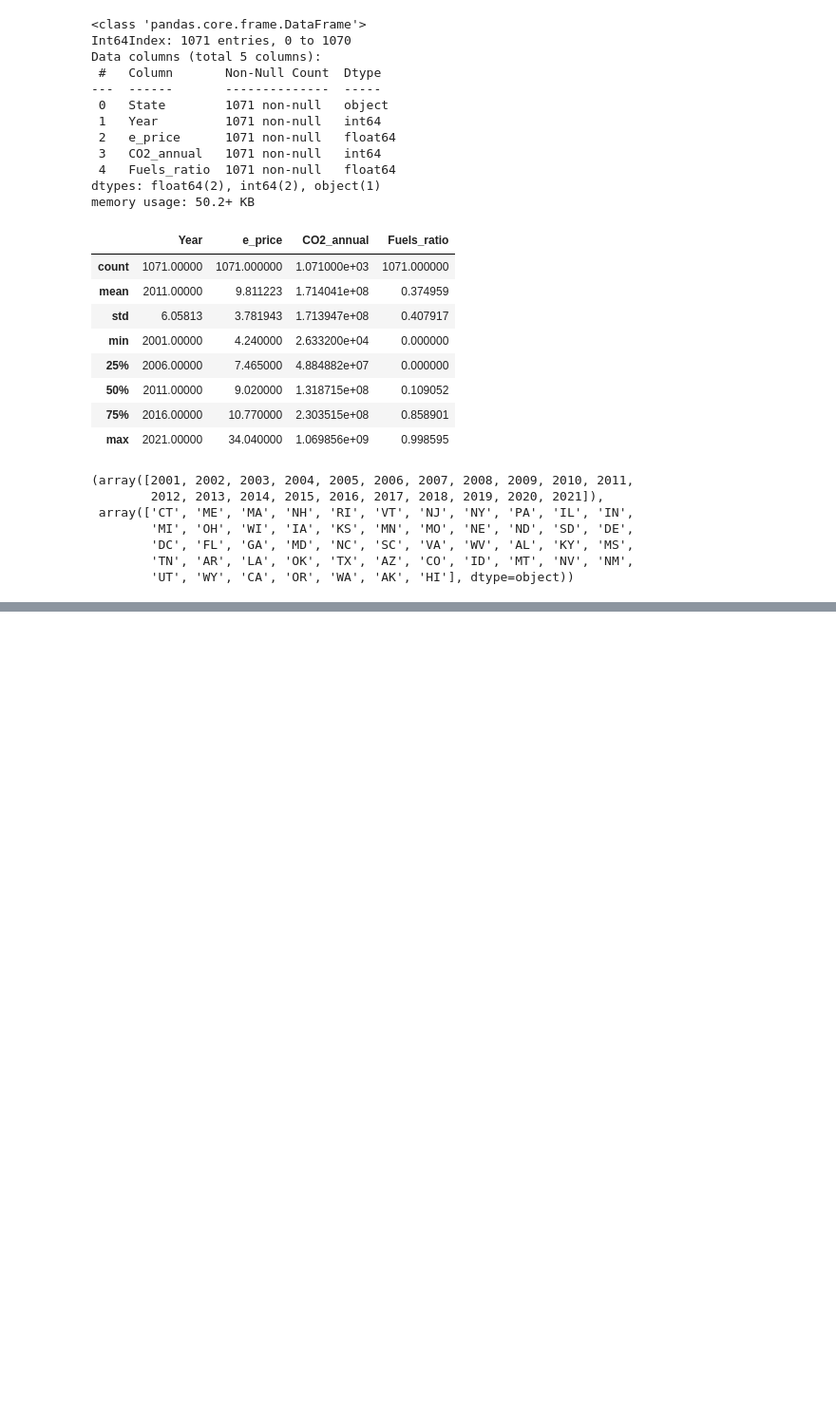
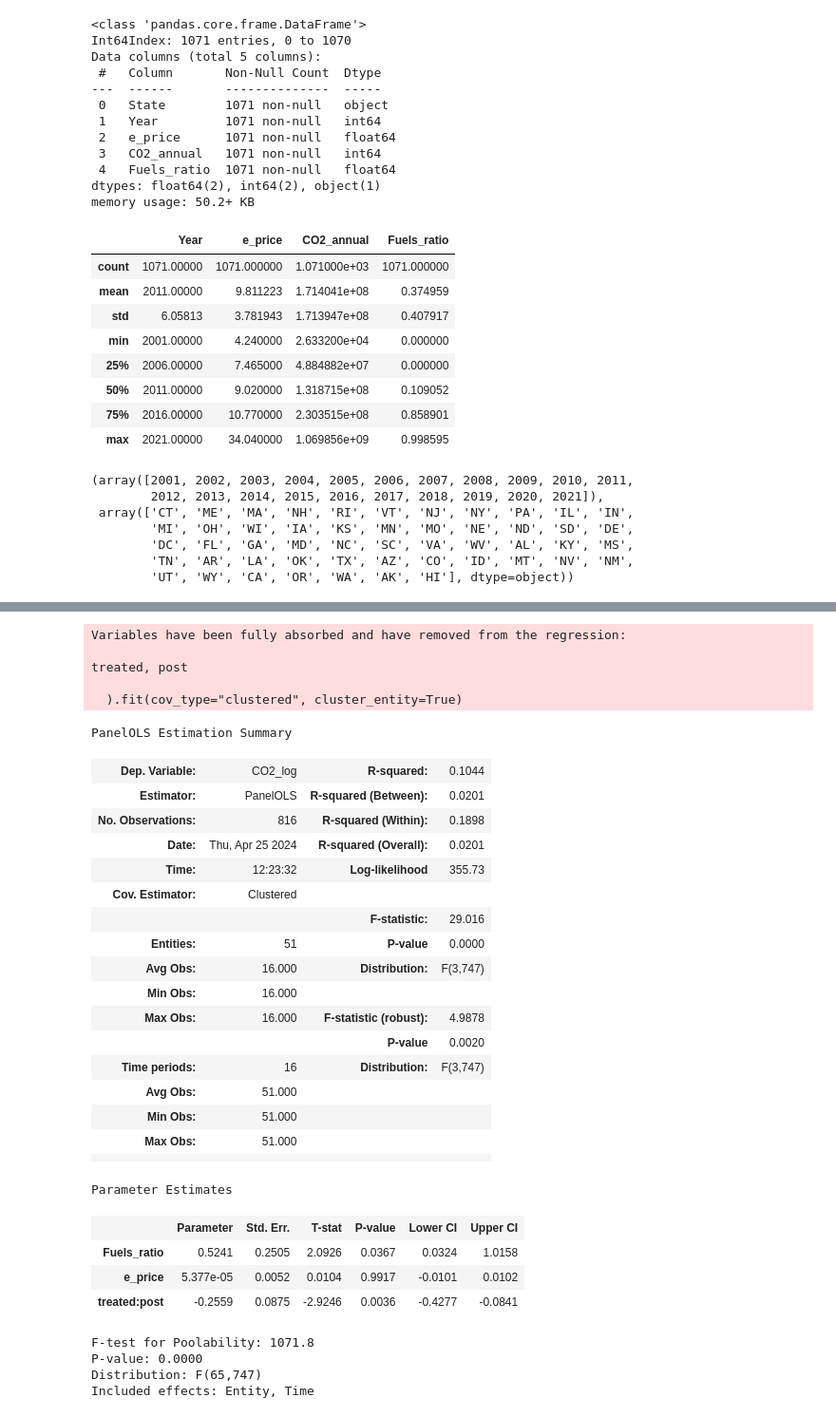
Before and after one commit to MIDS-at-Duke/uds-2024-flamingo, a Jupyter notebook: code/ML_model.ipynb, the cells around one changed output, grey strips where cells are left out. Shown: that part at 95% size. Drawn from its saved outputs; the diff is of its cells as text; code cells hidden in the pictures; blank space fills up the shorter version.

```diff
--- a/code/ML_model.ipynb
+++ b/code/ML_model.ipynb
@@ -59,0 +145,2 @@ merged.to_csv("../src/merged_data.csv", index=False)
+# %%
+merged_subset = merged_subset.set_index(["State", "Year"])
@@ -59,0 +167,44 @@ merged.to_csv("../src/merged_data.csv", index=False)
+# %%
+from linearmodels.panel import PanelOLS
+
+formula = "CO2_log ~ Fuels_ratio + e_price + treated + post + treated:post + EntityEffects + TimeEffects"
+mod = PanelOLS.from_formula(
+    formula,
+    data=merged_subset,
+    drop_absorbed=True,
+).fit(cov_type="clustered", cluster_entity=True)
+
+mod.summary
+# %% [output]
+Variables have been fully absorbed and have removed from the regression:
+
+treated, post
+
+  ).fit(cov_type="clustered", cluster_entity=True)
+PanelOLS Estimation Summary
+| Dep. Variable: | CO2_log | R-squared: | 0.1044 |
+| Estimator: | PanelOLS | R-squared (Between): | 0.0201 |
+| No. Observations: | 816 | R-squared (Within): | 0.1898 |
+| Date: | Thu, Apr 25 2024 | R-squared (Overall): | 0.0201 |
+| Time: | 12:23:32 | Log-likelihood | 355.73 |
+| Cov. Estimator: | Clustered |  |  |
+|  |  | F-statistic: | 29.016 |
+| Entities: | 51 | P-value | 0.0000 |
+| Avg Obs: | 16.000 | Distribution: | F(3,747) |
+| Min Obs: | 16.000 |  |  |
+| Max Obs: | 16.000 | F-statistic (robust): | 4.9878 |
+|  |  | P-value | 0.0020 |
+| Time periods: | 16 | Distribution: | F(3,747) |
+| Avg Obs: | 51.000 |  |  |
+| Min Obs: | 51.000 |  |  |
+| Max Obs: | 51.000 |  |  |
+|  |  |  |  |
+Parameter Estimates
+|  | Parameter | Std. Err. | T-stat | P-value | Lower CI | Upper CI |
+| Fuels_ratio | 0.5241 | 0.2505 | 2.0926 | 0.0367 | 0.0324 | 1.0158 |
+| e_price | 5.377e-05 | 0.0052 | 0.0104 | 0.9917 | -0.0101 | 0.0102 |
+| treated:post | -0.2559 | 0.0875 | -2.9246 | 0.0036 | -0.4277 | -0.0841 |
+F-test for Poolability: 1071.8
+P-value: 0.0000
+Distribution: F(65,747)
+Included effects: Entity, Time
```
Also changed, not shown: parts of 8 cells of this notebook.
